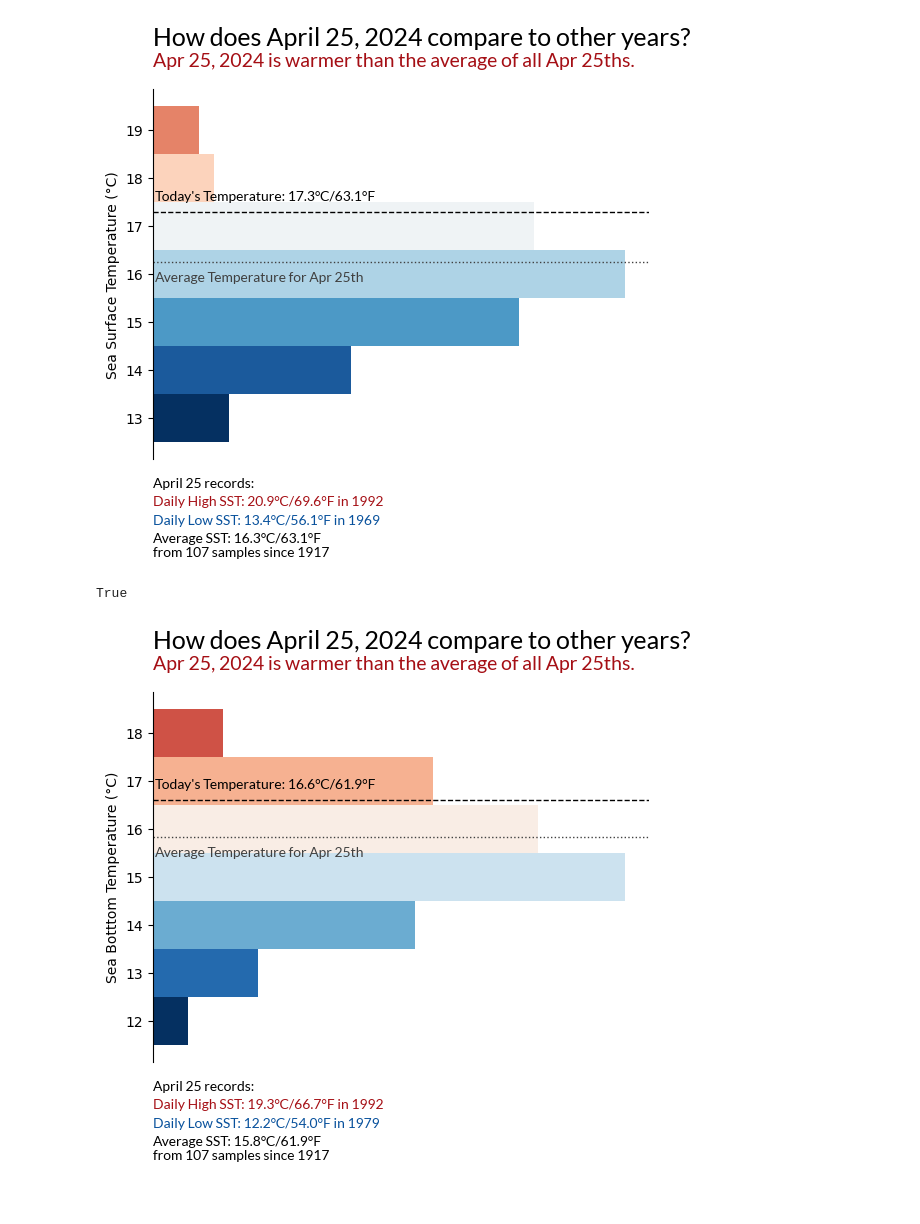
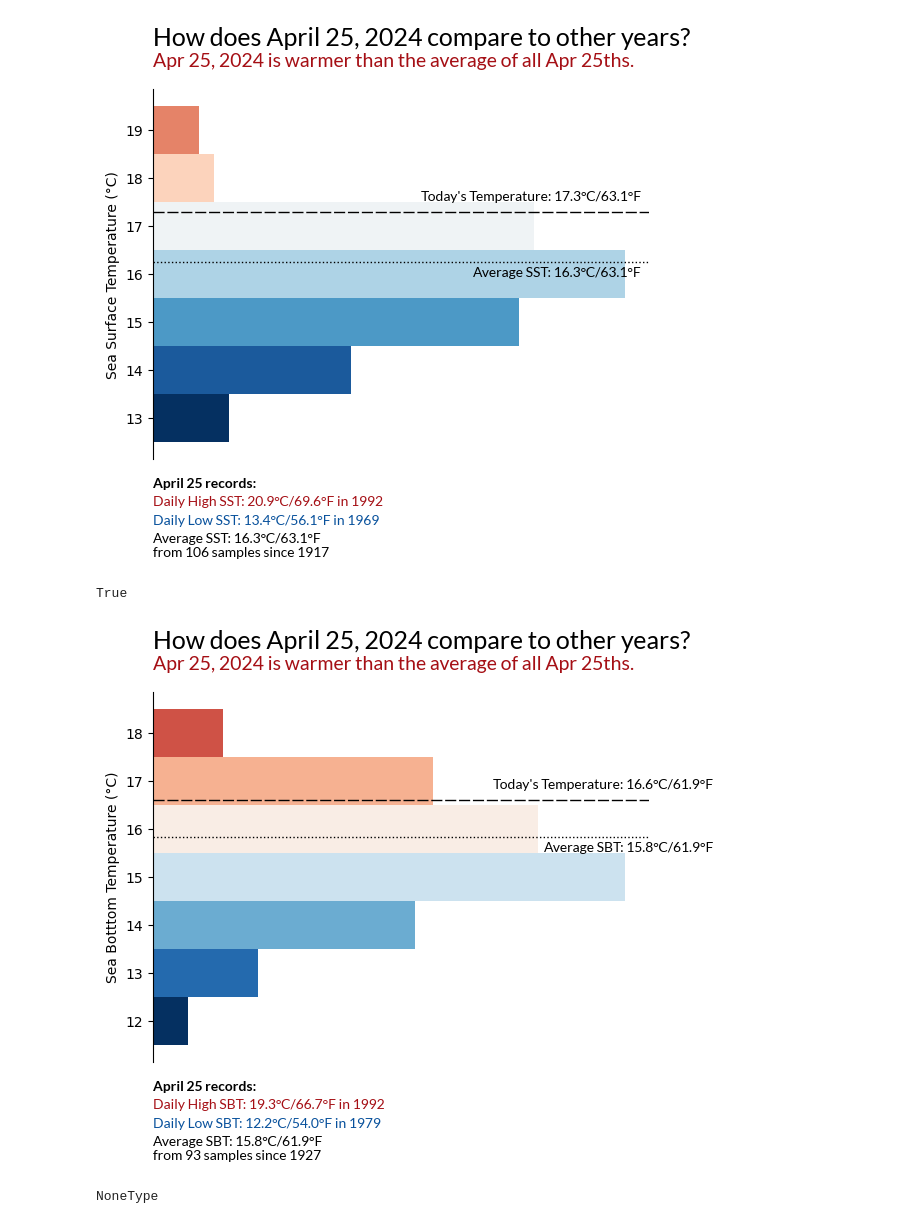
Before and after one commit to bartonnoah/sccoos-shorestations, a Jupyter notebook: sst_hist/sst_hist.ipynb, the cells around one changed output. Cells and saved outputs as stored; diff of their text form; code cells hidden in the pictures.

```diff
--- a/sst_hist/sst_hist.ipynb
+++ b/sst_hist/sst_hist.ipynb
@@ -67,6 +71,7 @@ def trivia_msg(climatology, today_sst, day, month, bottom):
 from pathlib import Path
 import matplotlib as mpl
 fpath = Path(mpl.get_data_path(), "/Users/noahbarton/Library/CloudStorage/OneDrive-UCSanDiego/sccoos/sst_hist/lato/Lato-Regular.ttf")
+fpath_bold = Path(mpl.get_data_path(), "/Users/noahbarton/Library/CloudStorage/OneDrive-UCSanDiego/sccoos/sst_hist/lato/Lato-Bold.ttf")
 # %%
 def sst_hist(sst_filename, location):
     bottom = (location == 'SIO Pier Bottom')
@@ -89,6 +94,8 @@ def sst_hist(sst_filename, location):
         min_day = all_sst.loc[climatology.SURF_TEMP_C.idxmin()]
         mean = climatology.SURF_TEMP_C.mean()
         coldest = climatology.SURF_TEMP_C.min()
+        n = climatology.SURF_TEMP_C.count()
+        temp_type = 'SST'
     elif bottom:
         print(bottom)
         max_day = all_sst.loc[climatology.BOT_TEMP_C.idxmax()]
@@ -96,23 +103,23 @@ def sst_hist(sst_filename, location):
         min_day = all_sst.loc[climatology.BOT_TEMP_C.idxmin()]
         mean = climatology.BOT_TEMP_C.mean()
         coldest = climatology.BOT_TEMP_C.min()
-    n = str(len(climatology))
-
+        n = climatology.BOT_TEMP_C.count()
+        temp_type = 'SBT'
 
     title = 'How does '+datetime.strftime(today,'%B %-d, %Y')+' compare to other years?'
     subtitle = datetime.strftime(today,'%B %-d') + ' records: '
-    max_msg = 'Daily High SST: '  + str(hottest) + '°C/'+str(round(c_to_f(hottest), 1))+'°F in ' + str(int(max_day.YEAR))
-    min_msg = 'Daily Low SST: '  + str(coldest) + '°C/'+str(round(c_to_f(coldest), 1))+'°F in ' + str(int(min_day.YEAR))
-    mean_msg = 'Average SST: ' + str(round(mean,1)) + '°C/' + today_sst_f +'°F\n\
-from ' + n + ' samples since ' + str(climatology.YEAR.min())
+    max_msg = 'Daily High ' + temp_type + ': ' + str(hottest) + '°C/'+str(round(c_to_f(hottest), 1))+'°F in ' + str(int(max_day.YEAR))
+    min_msg = 'Daily Low ' + temp_type + ': ' + str(coldest) + '°C/'+str(round(c_to_f(coldest), 1))+'°F in ' + str(int(min_day.YEAR))
+    mean_msg = 'Average ' + temp_type + ': ' + str(round(mean, 1)) + '°C/' + str(today_sst_f) + '°F\n' + \
+           'from ' + str(n) + ' samples since ' + str(climatology.dropna().YEAR.min())
     comparison_msg = trivia_msg(climatology, today_sst, day, month, bottom)
 
     today_label_y = today_sst + 0.2 if today_sst > mean else today_sst - 0.2
     today_label_va = 'bottom' if today_sst > mean else 'top'
-    mean_label_y = mean + 0.2 if today_sst < mean else mean - 0.2
+    mean_label_y = mean + 0.1 if today_sst < mean else mean - 0.1
     mean_label_va = 'top' if today_label_va == 'bottom' else 'bottom'
     today_label = "Today's Temperature: " + str(today_sst) + '°C/' + str(round(c_to_f(today_sst), 1)) +'°F'
-    avg_label = "Average Temperature for " + today.strftime('%b %-d') + today_suffix
+    avg_label = 'Average '+ temp_type + ': ' + str(round(mean, 1)) + '°C/' + str(today_sst_f) + '°F\n'
     #avg_label = today.strftime('%b %-d') + ' Average Temperature (' + n + ' years')
     if not bottom:
         hist, bin_edges = np.histogram(climatology.SURF_TEMP_C, bins=np.arange(coldest // 1, hottest // 1 + 1,1))
@@ -125,10 +132,10 @@ from ' + n + ' samples since ' + str(climatology.YEAR.min())
     for i in range(len(bin_edges) - 1):
         color = cmap((bin_edges[i] - coldest) / (hottest - coldest))
         ax.barh(bin_edges[i], hist[i], height=bar_width, align='center', color=color)
-    ax.axhline(y=mean, color='#404040', linestyle='dotted', linewidth=1)
-    ax.axhline(y=today_sst, color='k', linestyle='dashed', linewidth=1)
-    ax.text(0.1, today_label_y, today_label, font=fpath, va=today_label_va)
-    ax.text(0.1, mean_label_y, avg_label, c='#404040', font=fpath, va=mean_label_va)
+    ax.axhline(y=mean, color='k', linestyle='dotted', linewidth=1) #used to be 404040
+    ax.axhline(y=today_sst, color='k', linestyle='--', dashes=(8, 2), linewidth=1)
+    ax.text(32, today_label_y, today_label, font=fpath, va=today_label_va, ha='right') #changed from #0.1
+    ax.text(32, mean_label_y, avg_label, c='k', font=fpath, va=mean_label_va, ha='right') #changed from 0.1
 
     ax.spines['top'].set_visible(False)
     ax.spines['bottom'].set_visible(False)
@@ -137,7 +144,7 @@ from ' + n + ' samples since ' + str(climatology.YEAR.min())
     if ~bottom: ax.set_ylabel('Sea Surface Temperature (°C)')
     if bottom: ax.set_ylabel('Sea Botttom Temperature (°C)')
 
-    ax.text(0, -0.05, subtitle, transform=ax.transAxes, va='top', font=fpath)
+    ax.text(0, -0.05, subtitle, transform=ax.transAxes, va='top', font=fpath_bold)
     ax.text(0,-0.1, max_msg, transform=ax.transAxes, va='top', color='#a50f15', font=fpath)
     ax.text(0,-0.15, min_msg, transform=ax.transAxes, va='top', color='#08519c', font=fpath)
     ax.text(0,-0.2, mean_msg, transform=ax.transAxes, va='top', font=fpath)
@@ -158,15 +167,16 @@ location = 'SIO Pier Surface'
 
 sst_hist(sst_filename, location)
 # %% [output]
-[figure, old version]
+[figure, new version]
 # %%
 sst_filename="/Users/noahbarton/Library/CloudStorage/OneDrive-UCSanDiego/sccoos/data/non-QC'd SIO Shore Station Data.csv"
 location = 'SIO Pier Bottom'
 
-sst_hist(sst_filename, location)
+type(sst_hist(sst_filename, location))
 # %% [output]
 True
-[figure, old version]
+[figure, new version]
+NoneType
 # %%
 sst_filename="/Users/noahbarton/Library/CloudStorage/OneDrive-UCSanDiego/sccoos/data/non-QC'd Zuma Beach Shore Station Data.csv"
 location = 'Zuma Beach'
```
Also changed, not shown: parts of 5 cells of this notebook, 3 other files.
